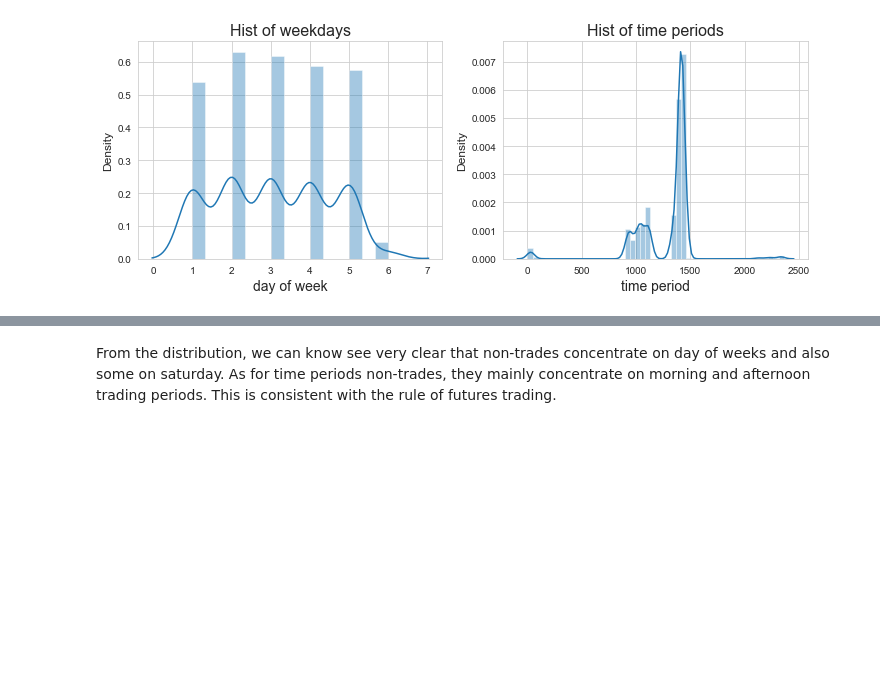
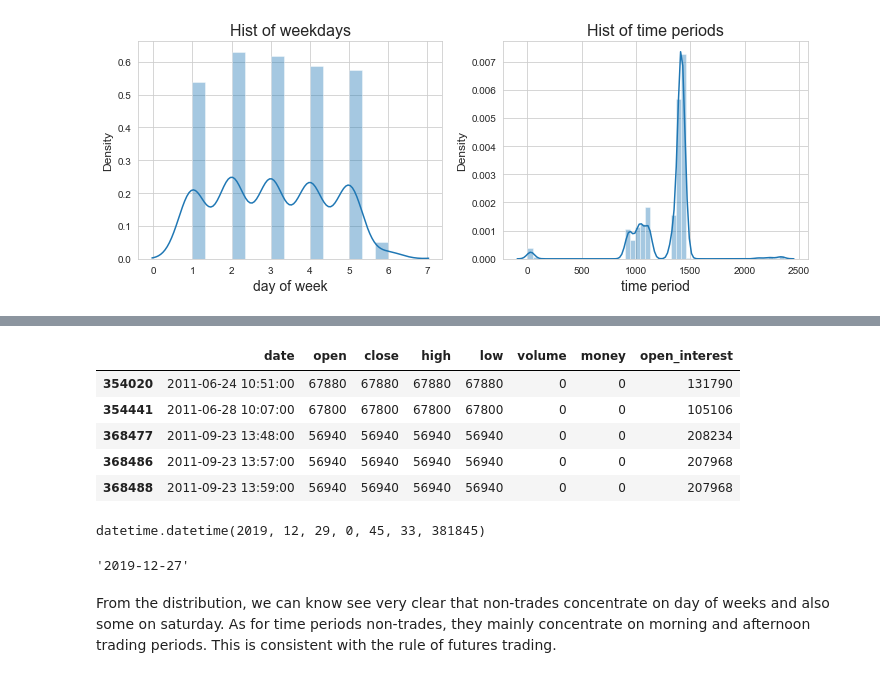
Before and after one commit to TJmask/Cu-Copper---EDA-Chinese-future-Market-, a Jupyter notebook: notebooks/cu9999 EDA.ipynb, the cells around one changed output, grey strips where cells are left out. Cells and saved outputs as stored; diff of their text form; code cells hidden in the pictures; blank space fills up the shorter version.

```diff
--- a/notebooks/cu9999 EDA.ipynb
+++ b/notebooks/cu9999 EDA.ipynb
@@ -179,0 +252,9 @@ Text(0.5, 1.0, 'Hist of time periods')
+# %%
+b.head()
+# %% [output]
+|  | date | open | close | high | low | volume | money | open_interest |
+| 354020 | 2011-06-24 10:51:00 | 67880 | 67880 | 67880 | 67880 | 0 | 0 | 131790 |
+| 354441 | 2011-06-28 10:07:00 | 67800 | 67800 | 67800 | 67800 | 0 | 0 | 105106 |
+| 368477 | 2011-09-23 13:48:00 | 56940 | 56940 | 56940 | 56940 | 0 | 0 | 208234 |
+| 368486 | 2011-09-23 13:57:00 | 56940 | 56940 | 56940 | 56940 | 0 | 0 | 207968 |
+| 368488 | 2011-09-23 13:59:00 | 56940 | 56940 | 56940 | 56940 | 0 | 0 | 207968 |
@@ -180,3 +268,11 @@ Text(0.5, 1.0, 'Hist of time periods')
+# %%
+today
+# %% [output]
+datetime.datetime(2019, 12, 29, 0, 45, 33, 381845)
+# %%
+re_date
+# %% [output]
+'2019-12-27'
 # %% [markdown]
 From the distribution, we can know see very clear that non-trades concentrate on day of weeks and also some on saturday. As for time periods non-trades, they mainly concentrate on morning and afternoon trading periods. This is consistent with the rule of futures trading.
 # %% [markdown]
```
Also changed, not shown: parts of 21 cells of this notebook.
